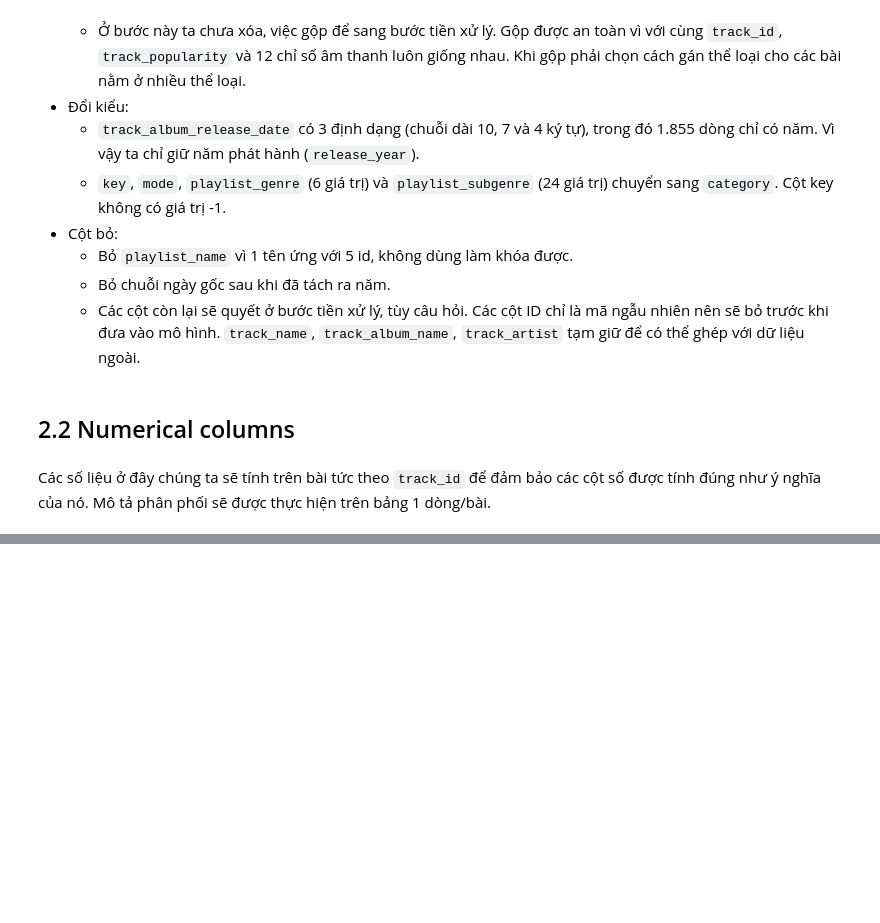
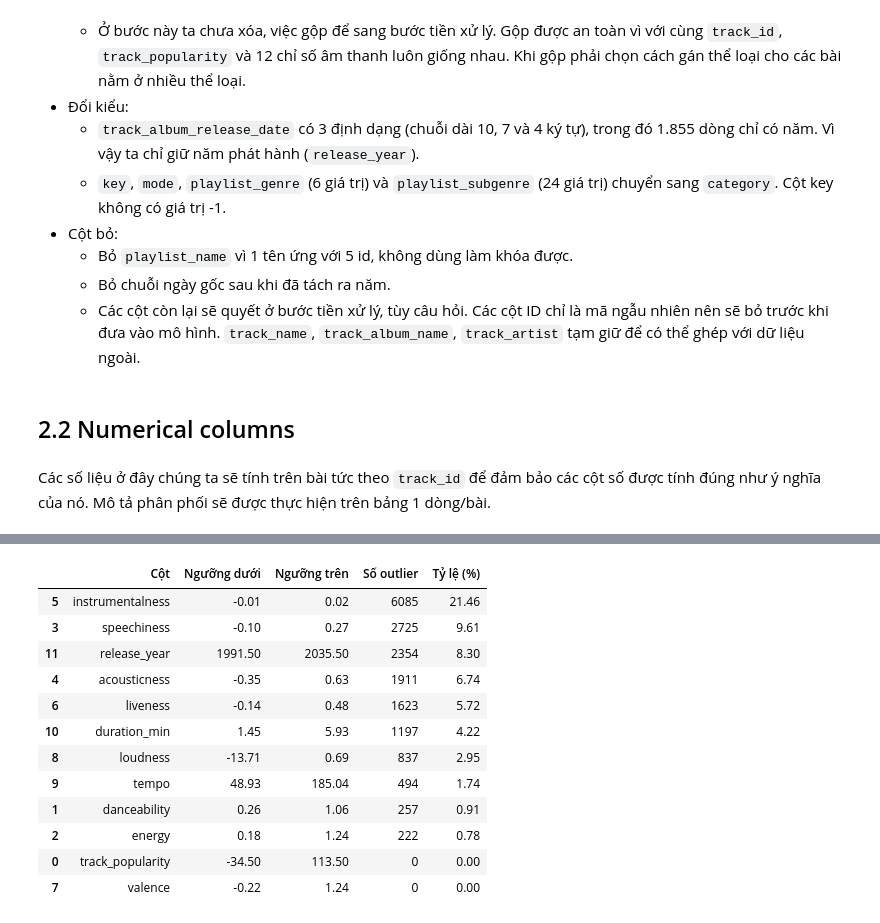
Before and after one commit to tthanh1223/30k_Songs_Analysis, a Jupyter notebook: notebooks/01a_collection_overview_numeric.ipynb, the cells around one changed output, grey strips where cells are left out. Drawn from its saved outputs; the diff is of its cells as text; code cells hidden in the pictures; blank space fills up the shorter version.

```diff
--- a/notebooks/01a_collection_overview_numeric.ipynb
+++ b/notebooks/01a_collection_overview_numeric.ipynb
@@ -293,0 +377,34 @@ summary_num
+# %%
+# 1. Bảng tổng hợp outlier theo quy tắc 1.5 * IQR cho toàn bộ 12 cột
+outlier_rows = []
+for col in num_cols:
+    q1 = df[col].quantile(0.25)
+    q3 = df[col].quantile(0.75)
+    iqr = q3 - q1
+    lower = q1 - 1.5 * iqr
+    upper = q3 + 1.5 * iqr
+    n_out = ((df[col] < lower) | (df[col] > upper)).sum()
+    outlier_rows.append({
+        'Cột': col,
+        'Ngưỡng dưới': round(lower, 3),
+        'Ngưỡng trên': round(upper, 3),
+        'Số outlier': n_out,
+        'Tỷ lệ (%)': round(n_out / len(df) * 100, 2)
+    })
+
+outlier_df = pd.DataFrame(outlier_rows).sort_values(by='Số outlier', ascending=False)
+display(outlier_df)
+# %% [output]
+|  | Cột | Ngưỡng dưới | Ngưỡng trên | Số outlier | Tỷ lệ (%) |
+| 5 | instrumentalness | -0.01 | 0.02 | 6085 | 21.46 |
+| 3 | speechiness | -0.10 | 0.27 | 2725 | 9.61 |
+| 11 | release_year | 1991.50 | 2035.50 | 2354 | 8.30 |
+| 4 | acousticness | -0.35 | 0.63 | 1911 | 6.74 |
+| 6 | liveness | -0.14 | 0.48 | 1623 | 5.72 |
+| 10 | duration_min | 1.45 | 5.93 | 1197 | 4.22 |
+| 8 | loudness | -13.71 | 0.69 | 837 | 2.95 |
+| 9 | tempo | 48.93 | 185.04 | 494 | 1.74 |
+| 1 | danceability | 0.26 | 1.06 | 257 | 0.91 |
+| 2 | energy | 0.18 | 1.24 | 222 | 0.78 |
+| 0 | track_popularity | -34.50 | 113.50 | 0 | 0.00 |
+| 7 | valence | -0.22 | 1.24 | 0 | 0.00 |
```
Also changed, not shown: parts of 13 cells of this notebook.
